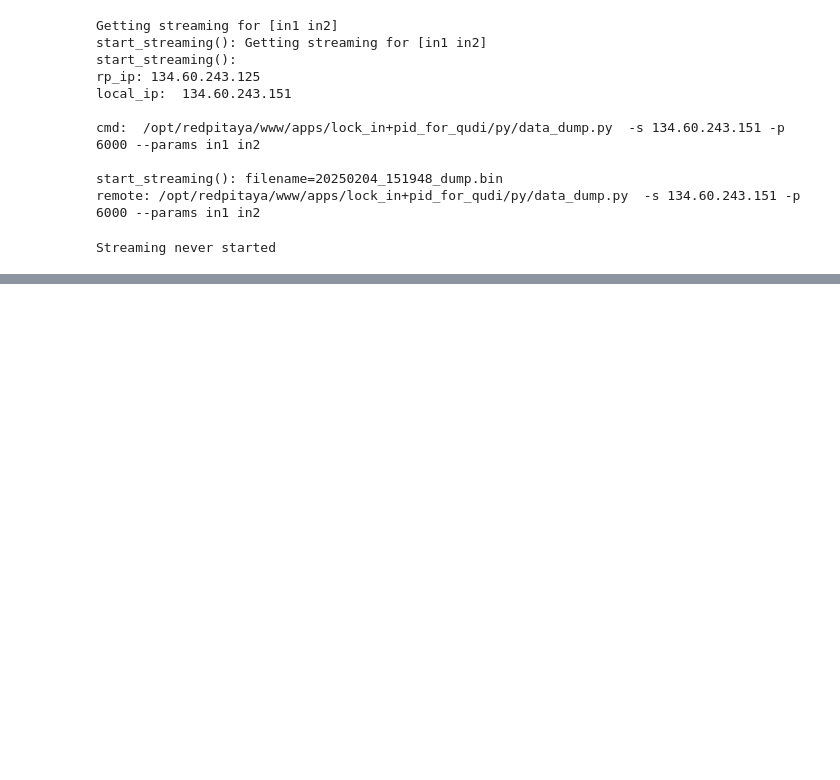
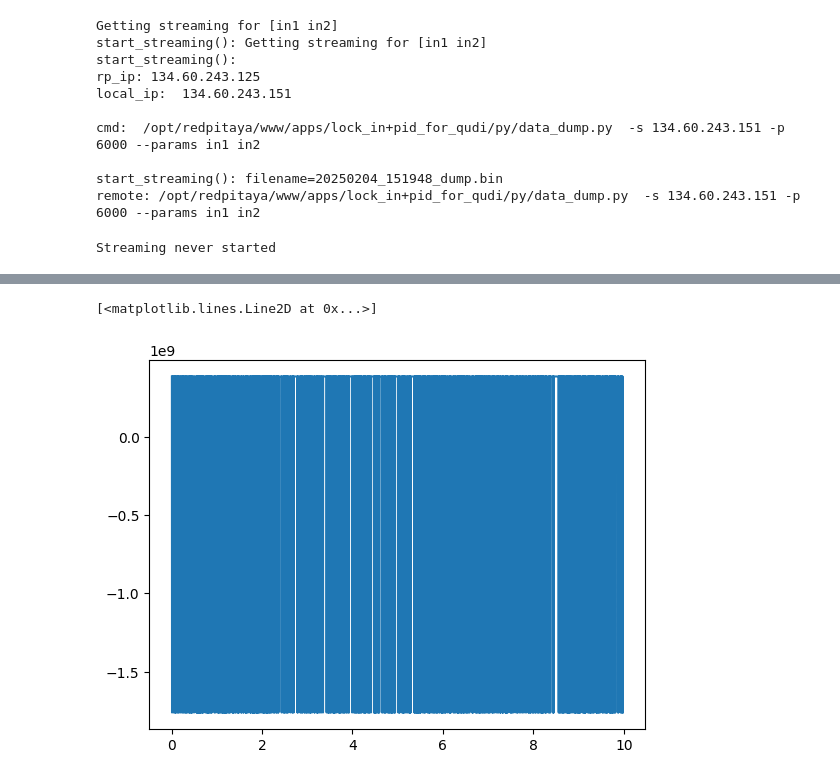
Before and after one commit to DrKeksdieb/rp_lock-in_pid_for_qudi, a Jupyter notebook: resources/remote_control/red_pitaya_test.ipynb, the cells around one changed output, grey strips where cells are left out. Cells and saved outputs as stored; diff of their text form; code cells hidden in the pictures; blank space fills up the shorter version.

Commit message:
verifying data

```diff
--- a/resources/remote_control/red_pitaya_test.ipynb
+++ b/resources/remote_control/red_pitaya_test.ipynb
@@ -150,6 +150,8 @@ PORT = 6000
 FORMAT = "!fll"  # Struct format: float, long, long
 SIZE = struct.calcsize(FORMAT)  # Calculate expected bytes size
 print(SIZE)
+
+received_data = []
 
 with socket.socket(socket.AF_INET, socket.SOCK_STREAM) as s:
     s.bind(('', PORT))
@@ -166,9 +168,12 @@ with socket.socket(socket.AF_INET, socket.SOCK_STREAM) as s:
             data = connection.recv(SIZE)
             unpacked_data = struct.unpack(FORMAT, data)
             print(f"Received from {client_address}: {unpacked_data}")
+            received_data.append(list(unpacked_data))
         except socket.timeout:
             continue
     print("Timeout reached. Exiting.")
+
+#     TODO: close socket on exit, such that the data_dump script is cancelled
 # %% [output]
 12
 Listening on port 6000...
@@ -189,0 +215,9 @@ Timeout reached. Exiting.
+# %%
+t = [row[0] for row in received_data]
+ch1 = [row[1] for row in received_data]
+ch2 = [row[2] for row in received_data]
+# %%
+plt.plot(t,ch1)
+# %% [output]
+[<matplotlib.lines.Line2D at 0x...>]
+[figure, added]
```
Also changed, not shown: parts of 3 cells of this notebook.
